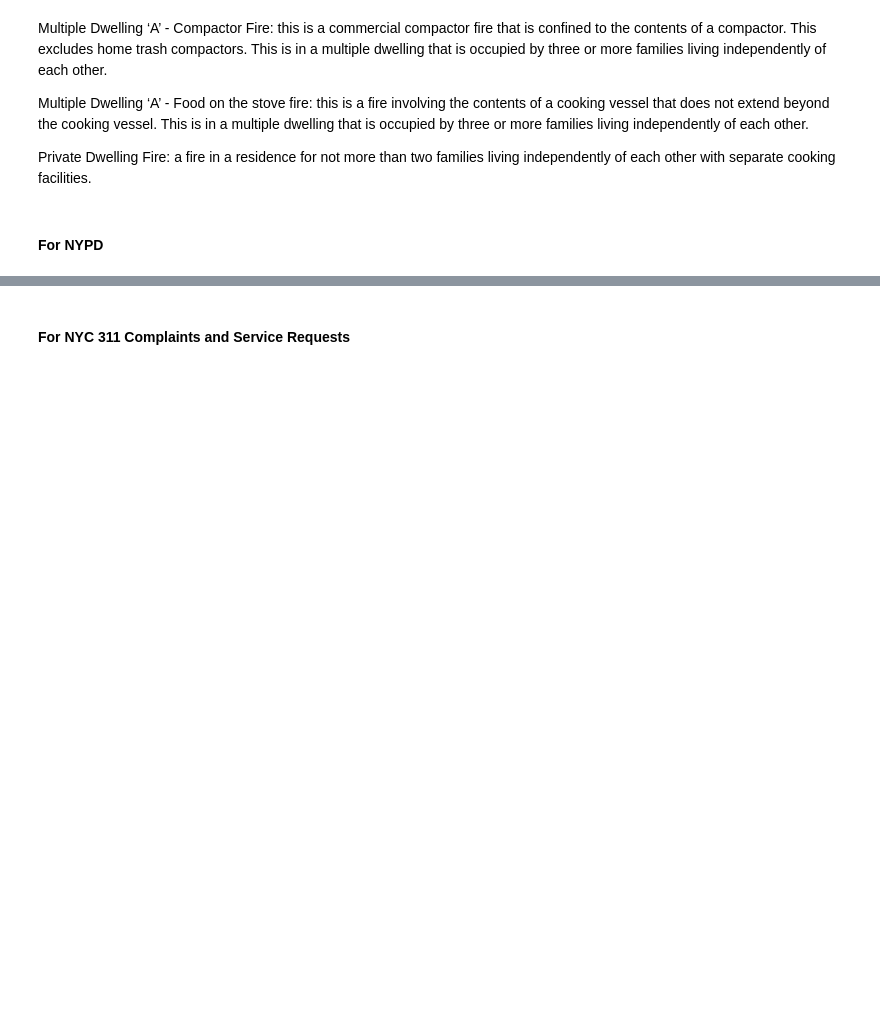
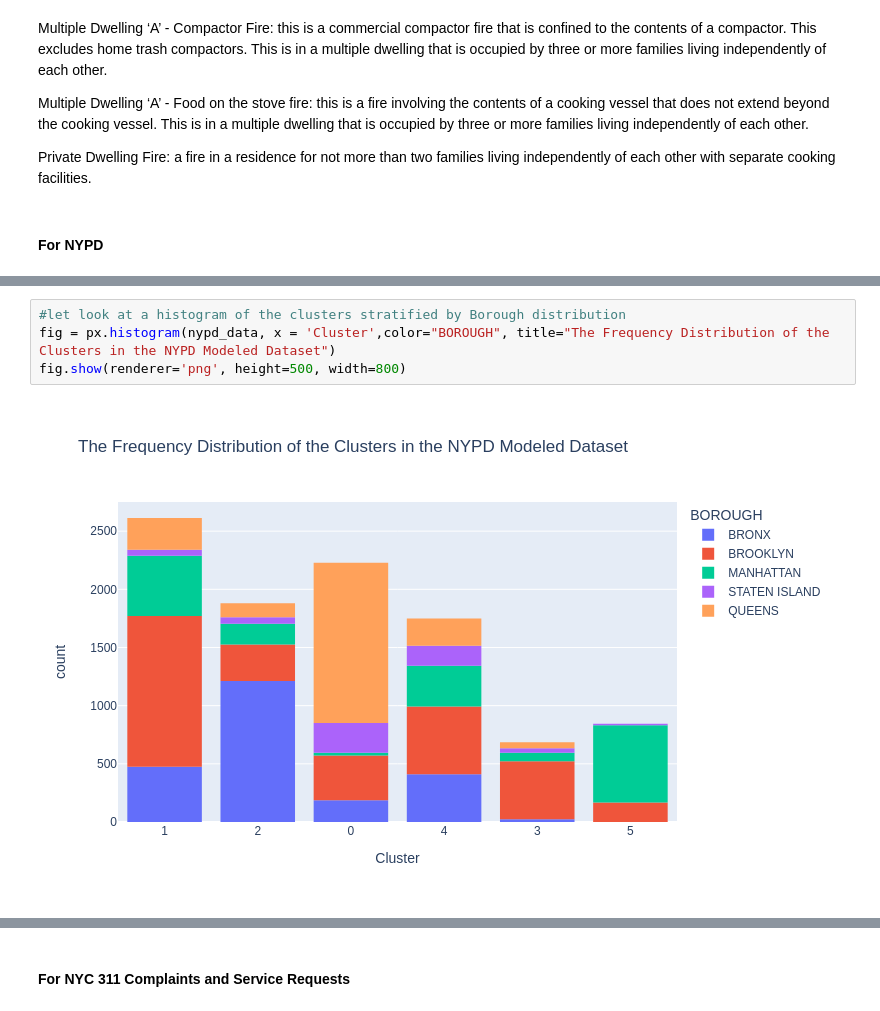
Before and after one commit to kkrusere/Developing-a-Score-to-Measure-Riskiness-of-Residential-Properties-Insurance, a Jupyter notebook: modeling.ipynb, the cells around one changed output, grey strips where cells are left out. Saved outputs shown, nothing was run; the diff lists cells and outputs as text; blank space fills up the shorter version.

```diff
--- a/modeling.ipynb
+++ b/modeling.ipynb
@@ -506,0 +540,6 @@ Private Dwelling Fire: a fire in a residence for not more than two families livi
+# %%
+#let look at a histogram of the clusters stratified by Borough distribution
+fig = px.histogram(nypd_data, x = 'Cluster',color="BOROUGH", title="The Frequency Distribution of the Clusters in the NYPD Modeled Dataset")
+fig.show(renderer='png', height=500, width=800)
+# %% [output]
+[figure, added]
```
Also changed, not shown: parts of 7 cells of this notebook.
